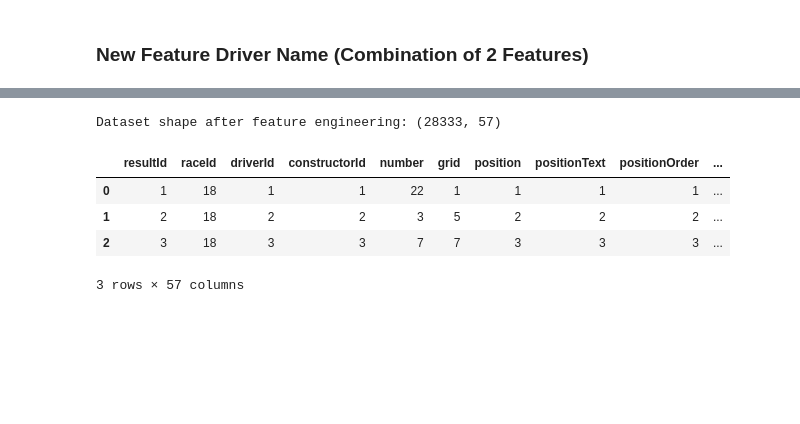
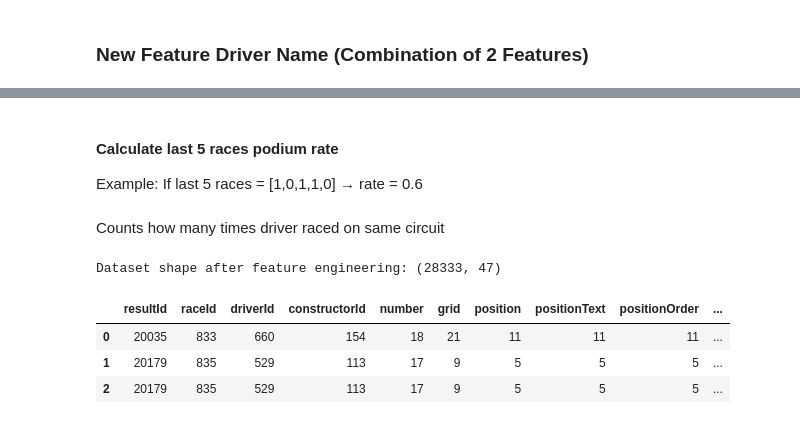
Before and after one commit to harivarshan18/CSE572_GroupProject, a Jupyter notebook: f1.ipynb, the cells around one changed output, grey strips where cells are left out. Saved outputs shown, nothing was run; the diff lists cells and outputs as text; code cells hidden in the pictures; blank space fills up the shorter version.

Commit message:
Updated EDA and feature engineering pipeline

```diff
--- a/f1.ipynb
+++ b/f1.ipynb
@@ -106,6 +147,8 @@ df.head()
 | 3 | 4 | 18 | 4 | 4 | 5 | 11 | 4 | 4 | 4 | ... |
 | 4 | 5 | 18 | 5 | 1 | 23 | 3 | 5 | 5 | 5 | ... |
 5 rows × 31 columns
+# %%
+df = df.sort_values('year')
 # %% [markdown]
 ### Feature Datatype Change
 # %%
@@ -223,4 +252,9 @@ cs['prev_constructor_points'] = cs.groupby('constructorId')['points'].shift(1)
 cs['prev_constructor_position'] = cs.groupby('constructorId')['position'].shift(1)
 df = df.merge(cs[['raceId','constructorId','prev_constructor_points','prev_constructor_position']],
               on=['raceId','constructorId'], how='left')
+# %% [markdown]
+#### Calculate last 5 races podium rate
+Example:
+If last 5 races = [1,0,1,1,0]
+→ rate = 0.6
 # %%
@@ -231,4 +264,6 @@ res_sorted['rolling_podium_rate'] = (
     .transform(lambda x: x.shift(1).rolling(5, min_periods=1).mean())
 )
 df = df.merge(res_sorted[['raceId','driverId','rolling_podium_rate']], on=['raceId','driverId'], how='left')
+# %% [markdown]
+Counts how many times driver raced on same circuit
 # %%
@@ -238,11 +272,11 @@ df_circuit['circuit_starts'] = df_circuit.groupby(['driverId','circuitId']).cumc
 df = df.merge(df_circuit[['raceId','driverId','circuit_starts']], on=['raceId','driverId'], how='left')
 # %%
 print('Dataset shape after feature engineering:', df.shape)
+pd.set_option('display.max_columns', None)
 df.head(3)
 # %% [output]
-Dataset shape after feature engineering: (28333, 57)
+Dataset shape after feature engineering: (28333, 47)
 |  | resultId | raceId | driverId | constructorId | number | grid | position | positionText | positionOrder | ... |
-| 0 | 1 | 18 | 1 | 1 | 22 | 1 | 1 | 1 | 1 | ... |
-| 1 | 2 | 18 | 2 | 2 | 3 | 5 | 2 | 2 | 2 | ... |
-| 2 | 3 | 18 | 3 | 3 | 7 | 7 | 3 | 3 | 3 | ... |
+| 0 | 20035 | 833 | 660 | 154 | 18 | 21 | 11 | 11 | 11 | ... |
+| 1 | 20179 | 835 | 529 | 113 | 17 | 9 | 5 | 5 | 5 | ... |
+| 2 | 20179 | 835 | 529 | 113 | 17 | 9 | 5 | 5 | 5 | ... |
-3 rows × 57 columns
```
Also changed, not shown: parts of 47 cells of this notebook, 9 other files.
